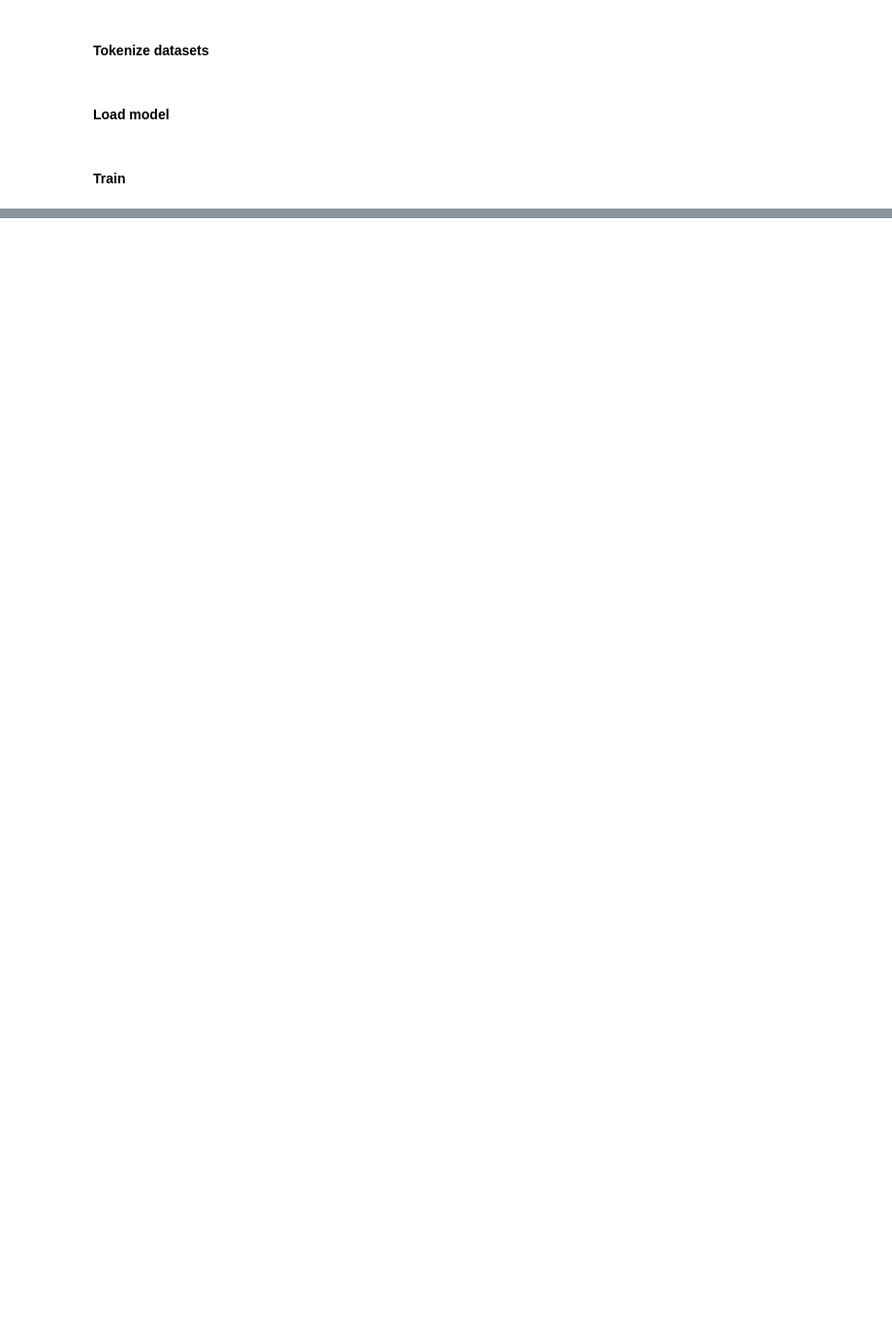
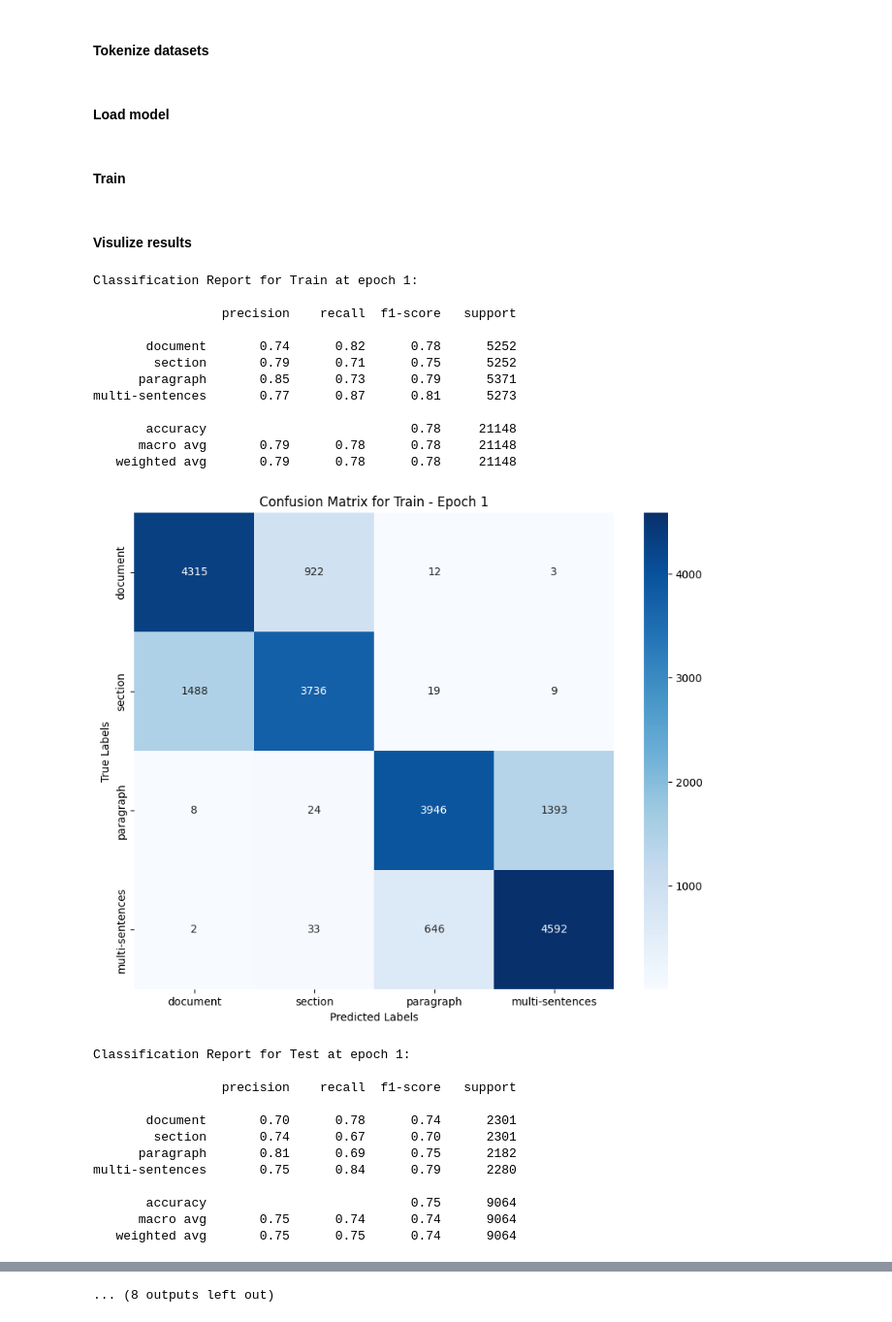
Before and after one commit to zz9tf/Fine-Tuned-GPT-2-with-articles-ground-truth, a Jupyter notebook: code/llamaIndex/experiment/step_3_level_predictor/level_predictor.ipynb, the cells around one changed output, grey strips where cells are left out. Shown at 97% size. Saved outputs shown, nothing was run; the diff lists cells and outputs as text; code cells hidden in the pictures; blank space fills up the shorter version.

```diff
--- a/code/llamaIndex/experiment/step_3_level_predictor/level_predictor.ipynb
+++ b/code/llamaIndex/experiment/step_3_level_predictor/level_predictor.ipynb
@@ -50,2 +263,14 @@ model = AutoModelForSequenceClassification.from_pretrained("distilbert-base-unca
+# %%
+from torch.optim import AdamW
+
+optimizer = AdamW(model.parameters(), lr=5e-5)
+# %%
+from transformers import get_scheduler
+
+num_epochs = 3
+num_training_steps = num_epochs * len(train_dataloader)
+lr_scheduler = get_scheduler(
+    name="linear", optimizer=optimizer, num_warmup_steps=0, num_training_steps=num_training_steps
+)
 # %% [markdown]
 #### Train
@@ -73,0 +277,31 @@ trainer.push_to_hub(repo_id="zz9tf/level-predictor")
+# %%
+from train import save_epoch_evaluate
+
+progress_bar = tqdm(range(num_training_steps), desc='training ...')
+
+for epoch in range(num_epochs):
+    for batch in train_dataloader:
+        batch = {k: v.to(device) for k, v in batch.items()}
+        outputs = model(**batch)
+        loss = outputs.loss
+        loss.backward()
+
+        optimizer.step()
+        lr_scheduler.step()
+        optimizer.zero_grad()
+        progress_bar.update(1)
+
+    # Evaluate on training data
+    save_epoch_evaluate(model, train_dataloader, "Train", epoch + 1, "evaluate_results", device)
+    # Evaluate on testing data
+    save_epoch_evaluate(model, eval_dataloader, "Test", epoch + 1, "evaluate_results", device)
+
+    # Save the model and tokenizer
+    model_save_path = os.path.join(model_save_dir, str(epoch * len(train_dataloader)))
+    if os.path.exists(model_save_path):
+        os.remove(model_save_path)
+    os.makedirs(model_save_path)
+    model.save_pretrained(model_save_path)
+    tokenizer.save_pretrained(model_save_path)
+# %% [markdown]
+#### Visulize results
@@ -73,0 +352,30 @@ trainer.push_to_hub(repo_id="zz9tf/level-predictor")
+# %%
+for epoch_num in range(1, 6):
+    for evalutate_type in ['Train', 'Test']:
+        visualize_result(evalutate_type, epoch_num)
+# %% [output]
+Classification Report for Train at epoch 1:
+
+                 precision    recall  f1-score   support
+
+       document       0.74      0.82      0.78      5252
+        section       0.79      0.71      0.75      5252
+      paragraph       0.85      0.73      0.79      5371
+multi-sentences       0.77      0.87      0.81      5273
+
+       accuracy                           0.78     21148
+      macro avg       0.79      0.78      0.78     21148
+   weighted avg       0.79      0.78      0.78     21148
+[figure, added]
+Classification Report for Test at epoch 1:
+
+                 precision    recall  f1-score   support
+
+       document       0.70      0.78      0.74      2301
+        section       0.74      0.67      0.70      2301
+      paragraph       0.81      0.69      0.75      2182
+multi-sentences       0.75      0.84      0.79      2280
+
+       accuracy                           0.75      9064
+      macro avg       0.75      0.74      0.74      9064
+   weighted avg       0.75      0.75      0.74      9064
@@ -73,0 +435 @@ trainer.push_to_hub(repo_id="zz9tf/level-predictor")
+... (8 outputs left out)
```
Also changed, not shown: parts of 25 cells of this notebook, 28 other files.
